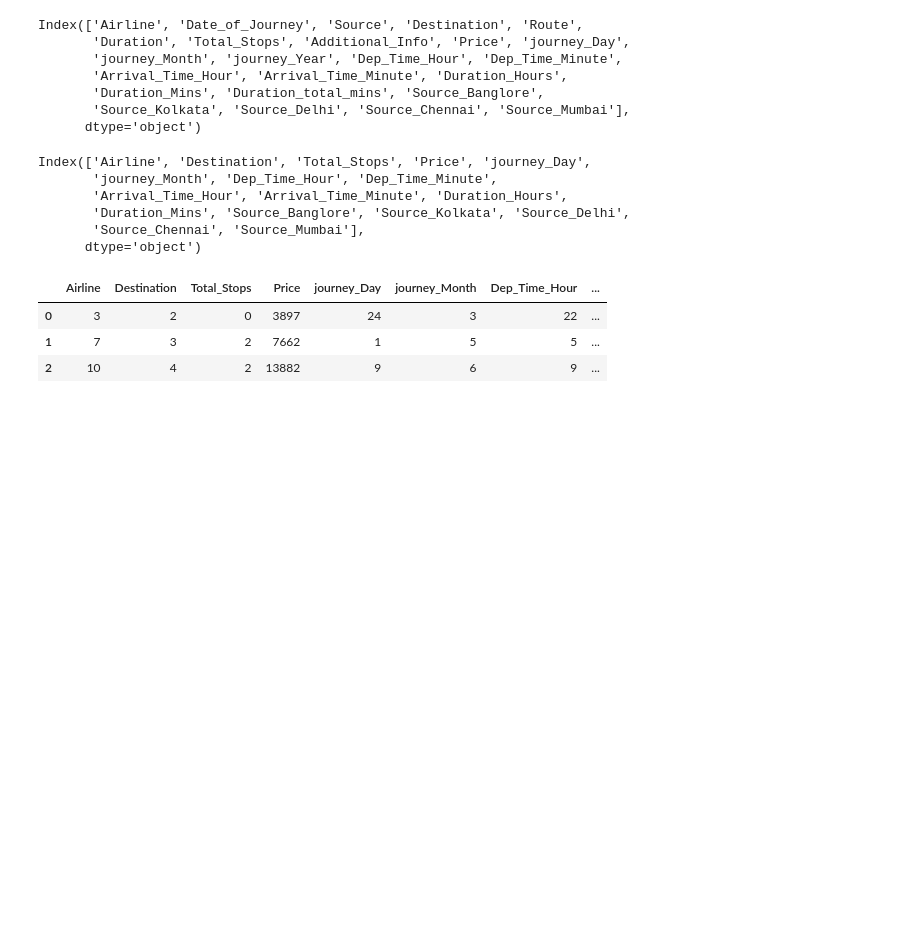
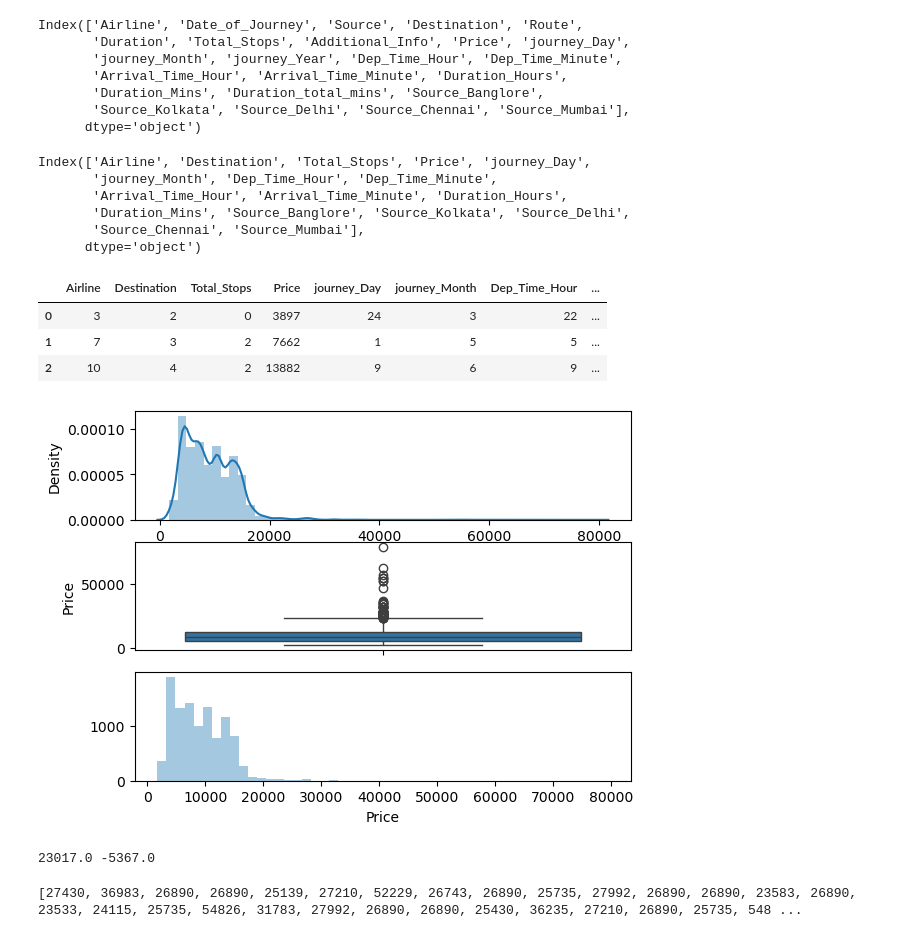
Before and after one commit to itschidera/Flight_Price_Prediction_Model, a Jupyter notebook: Flight_Prediction_model.ipynb, the cells around one changed output. Drawn from its saved outputs; the diff is of its cells as text; code cells hidden in the pictures; blank space fills up the shorter version.

Commit message:
feature selectionand outlier elimination

```diff
--- a/Flight_Prediction_model.ipynb
+++ b/Flight_Prediction_model.ipynb
@@ -438,0 +441,10 @@ data.head(3)
+# %%
+def plot(df, col):
+    fig, (ax1, ax2, ax3) = plt.subplots(3,1)
+    sns.distplot(df[col], ax=ax1)
+    sns.boxplot(df[col], ax=ax2)
+    sns.distplot(df[col], ax=ax3 , kde=False)
+# %%
+plot(data, 'Price')
+# %% [output]
+[figure, added]
@@ -438,0 +459,4 @@ data.head(3)
+# %%
+print(maximum , minimum)
+# %% [output]
+23017.0 -5367.0
@@ -438,0 +465,4 @@ data.head(3)
+# %%
+print(outliers_Prices)
+# %% [output]
+[27430, 36983, 26890, 26890, 25139, 27210, 52229, 26743, 26890, 25735, 27992, 26890, 26890, 23583, 26890, 23533, 24115, 25735, 54826, 31783, 27992, 26890, 26890, 25430, 36235, 27210, 26890, 25735, 548 ...
```
Also changed, not shown: parts of 20 cells of this notebook.
